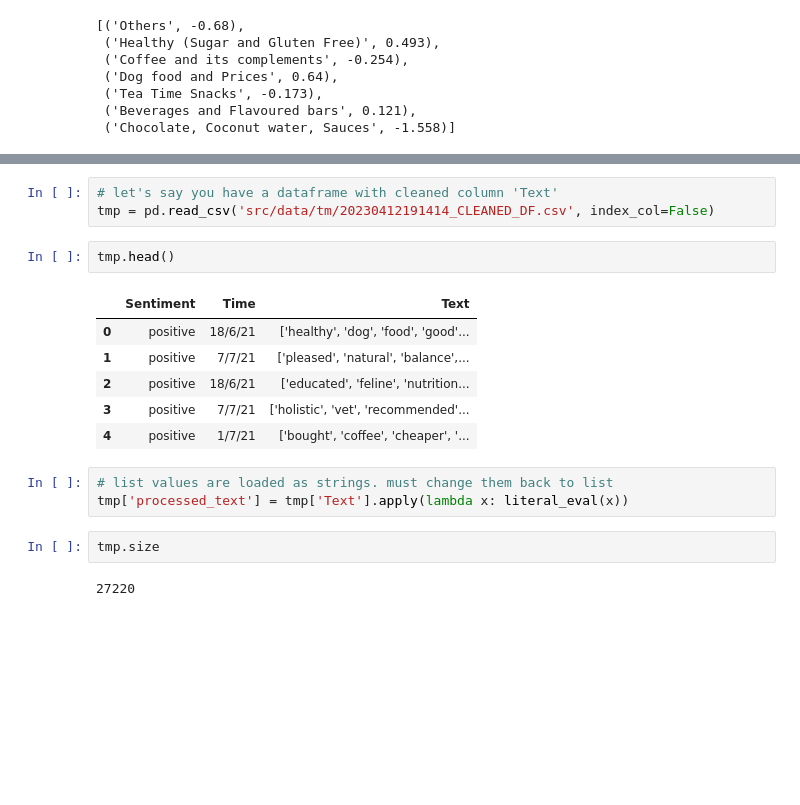
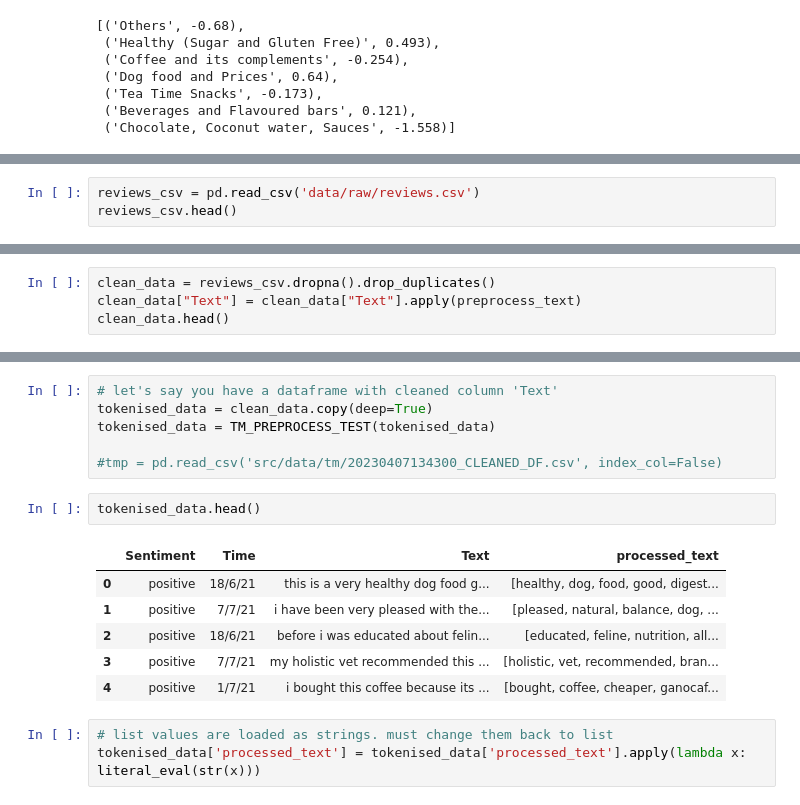
Before and after one commit to nivii26/DSA4263-Voice-of-Customer-VOC-analysis, a Jupyter notebook: root/ipynb/topic_modelling.ipynb, the cells around one changed output, grey strips where cells are left out. Cells and saved outputs as stored; diff of their text form; blank space fills up the shorter version.

Commit message:
Updated tm_predict file and tm notebook
TM_MODEL_PREDICT now has an extra column that shows which topic the review belongs to.

```diff
--- a/root/ipynb/topic_modelling.ipynb
+++ b/root/ipynb/topic_modelling.ipynb
@@ -138,0 +119,3 @@ batch_pred[0:4]
+# %%
+reviews_csv = pd.read_csv('data/raw/reviews.csv')
+reviews_csv.head()
@@ -138,0 +129,4 @@ batch_pred[0:4]
+# %%
+clean_data = reviews_csv.dropna().drop_duplicates()
+clean_data["Text"] = clean_data["Text"].apply(preprocess_text)
+clean_data.head()
@@ -139,22 +140,21 @@ batch_pred[0:4]
 # %%
 # let's say you have a dataframe with cleaned column 'Text'
-tmp = pd.read_csv('src/data/tm/20230412191414_CLEANED_DF.csv', index_col=False)
+tokenised_data = clean_data.copy(deep=True)
+tokenised_data = TM_PREPROCESS_TEST(tokenised_data)
+
+#tmp = pd.read_csv('src/data/tm/20230407134300_CLEANED_DF.csv', index_col=False)
 # %%
-tmp.head()
+tokenised_data.head()
 # %% [output]
-|  | Sentiment | Time | Text |
-| 0 | positive | 18/6/21 | ['healthy', 'dog', 'food', 'good'... |
-| 1 | positive | 7/7/21 | ['pleased', 'natural', 'balance',... |
-| 2 | positive | 18/6/21 | ['educated', 'feline', 'nutrition... |
-| 3 | positive | 7/7/21 | ['holistic', 'vet', 'recommended'... |
-| 4 | positive | 1/7/21 | ['bought', 'coffee', 'cheaper', '... |
+|  | Sentiment | Time | Text | processed_text |
+| 0 | positive | 18/6/21 | this is a very healthy dog food g... | [healthy, dog, food, good, digest... |
+| 1 | positive | 7/7/21 | i have been very pleased with the... | [pleased, natural, balance, dog, ... |
+| 2 | positive | 18/6/21 | before i was educated about felin... | [educated, feline, nutrition, all... |
+| 3 | positive | 7/7/21 | my holistic vet recommended this ... | [holistic, vet, recommended, bran... |
+| 4 | positive | 1/7/21 | i bought this coffee because its ... | [bought, coffee, cheaper, ganocaf... |
 # %%
 # list values are loaded as strings. must change them back to list
-tmp['processed_text'] = tmp['Text'].apply(lambda x: literal_eval(x))
+tokenised_data['processed_text'] = tokenised_data['processed_text'].apply(lambda x: literal_eval(str(x)))
-# %%
-tmp.size
-# %% [output]
-27220
 # %%
 # this is the function that is used by the api to make predictions
 # as such, the model that has been trained is auto loaded in the
```
Also changed, not shown: parts of 18 cells of this notebook, 1 other file.
